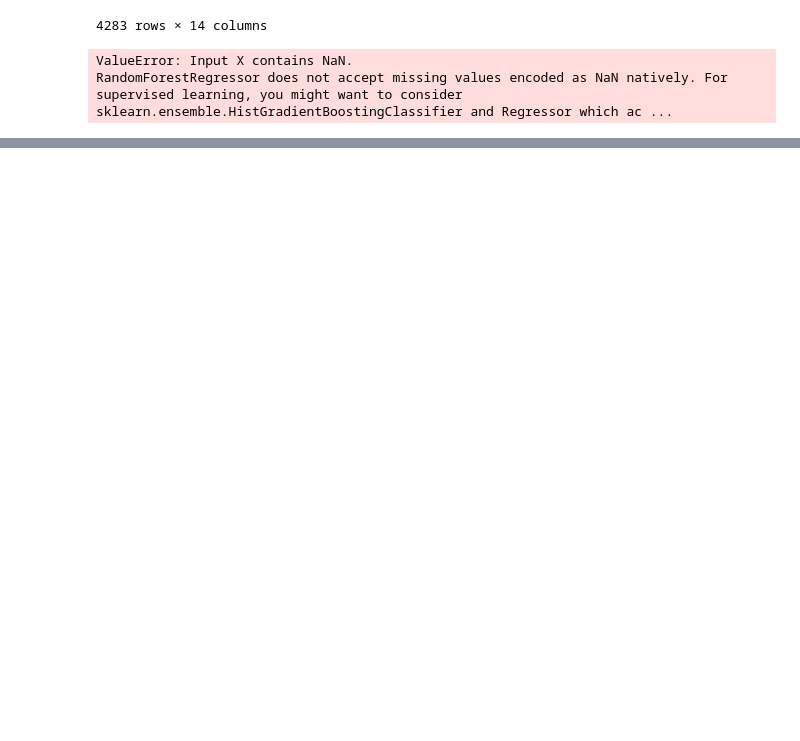
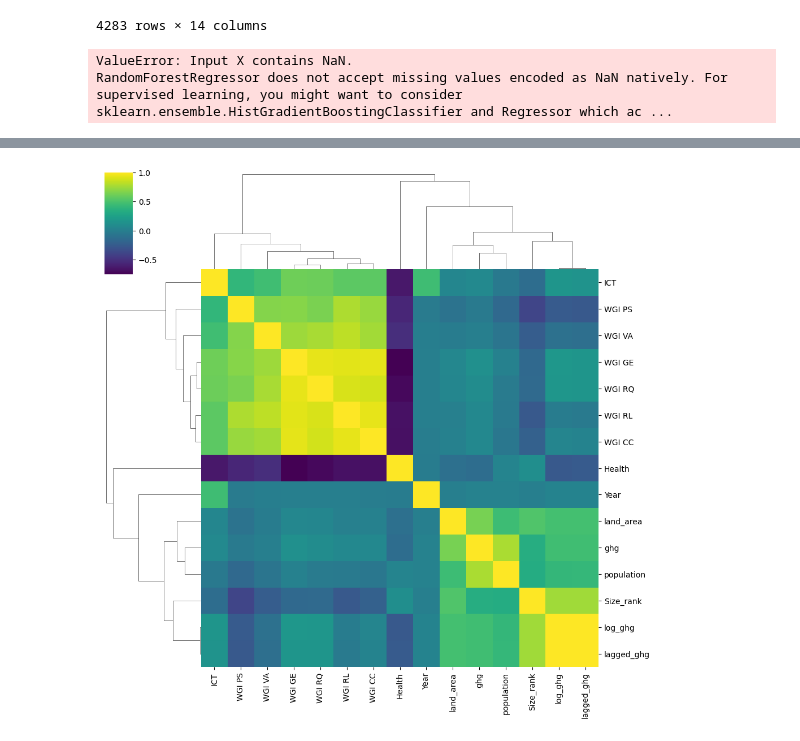
Before and after one commit to marcbarc19/DataScienceExam, a Jupyter notebook: ghg-modelling_martine.ipynb, the cells around one changed output, grey strips where cells are left out. Cells and saved outputs as stored; diff of their text form; code cells hidden in the pictures; blank space fills up the shorter version.

```diff
--- a/ghg-modelling_martine.ipynb
+++ b/ghg-modelling_martine.ipynb
@@ -1202,0 +1223,2 @@ RandomForestRegressor does not accept missing values encoded as NaN natively. Fo
+# %%
+ghg = pd.read_csv('git_data/GHG-modelling.csv')
@@ -1202,0 +1241,9 @@ RandomForestRegressor does not accept missing values encoded as NaN natively. Fo
+# %%
+ghg_size = ghg[['Country Code', 'land_area', 'Year']]
+
+ghg_group = ghg_size.groupby('Country Code')['land_area'].mean()
+#ghg_size['mean'] = ghg_size.groupby('Country Code').iloc(ghg_size['land_area']).mean()
+
+ghg_size_mean = ghg_group.reset_index(name='mean_land_area')
+display(ghg_size_mean)
+#ghg_pop = ghg_pop.drop(~['Country Code', 'population'])
@@ -1202,0 +1292,7 @@ RandomForestRegressor does not accept missing values encoded as NaN natively. Fo
+# %%
+#Sort ghg by population in ascending order
+ghg_size_mean = ghg_size_mean.sort_values(by='mean_land_area', ascending=True).reset_index(drop=True)
+
+ghg_size_mean['Size_rank'] = ghg_size_mean.index + 1
+
+display(ghg_size_mean)
@@ -1202,0 +1313,4 @@ RandomForestRegressor does not accept missing values encoded as NaN natively. Fo
+# %%
+#Merging the size rank into ghg again
+ghg = ghg.merge(ghg_size_mean[['Country Code', 'Size_rank']], on='Country Code')
+display(ghg)
@@ -1202,0 +1460,7 @@ RandomForestRegressor does not accept missing values encoded as NaN natively. Fo
+# %%
+ghg_num = ghg[ghg.select_dtypes(exclude=['object']).columns]
+
+sns.clustermap(ghg_num.corr(), cmap='viridis')
+plt.show()
+# %% [output]
+[figure, added]
```
Also changed, not shown: parts of 18 cells of this notebook.
